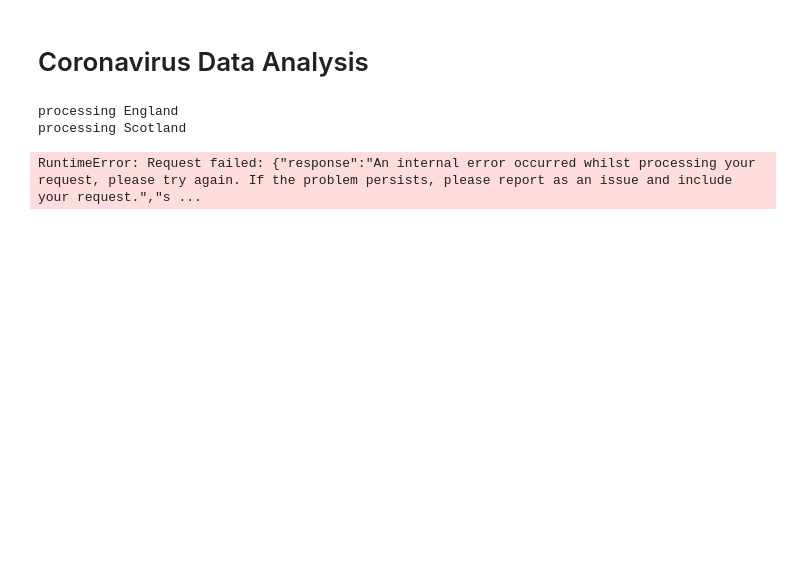
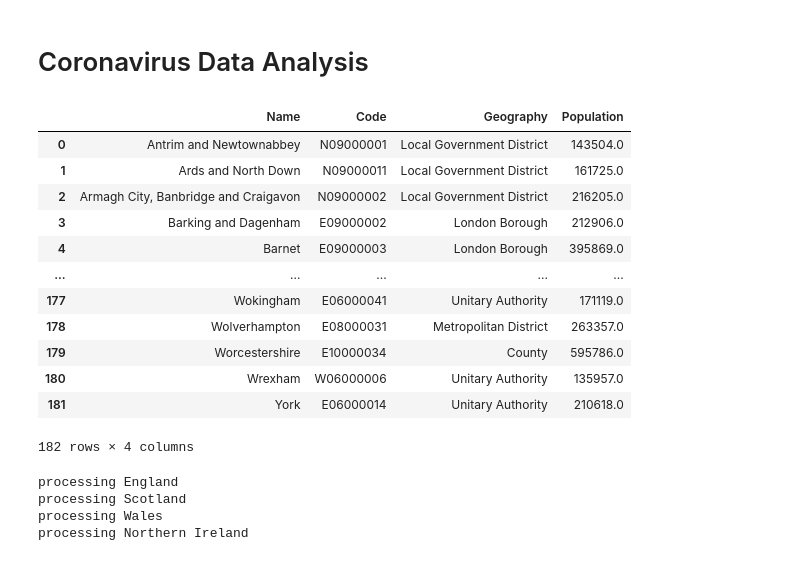
Before and after one commit to ogad/COVID-data, a Jupyter notebook: Coronavirus_Data.ipynb, the cells around one changed output. Drawn from its saved outputs; the diff is of its cells as text; code cells hidden in the pictures; blank space fills up the shorter version.

Commit message:
Remove dependence on hardcoded population and improve readability

```diff
--- a/Coronavirus_Data.ipynb
+++ b/Coronavirus_Data.ipynb
@@ -14,7 +14,25 @@ import statistics as stats
 # %%
 df_utlas = pd.read_csv('utlas.csv', names=["Name"])
 df_populations = pd.read_csv('populationestimates2020.csv', header=1)
-df_utlas = df_utlas.merge(df_populations, how='left', on="Name")
+df_populations['Population'] = df_populations['All ages'].replace(',','',regex=True).fillna(0).astype(int)
+df_populations.drop(columns='All ages', inplace=True)
+
+df_utla_populations = df_utlas.merge(df_populations, how='left', on="Name")
+df_utla_populations.rename(columns = {"Geography1":"Geography"})
+# %% [output]
+|  | Name | Code | Geography | Population |
+| 0 | Antrim and Newtownabbey | N09000001 | Local Government District | 143504.0 |
+| 1 | Ards and North Down | N09000011 | Local Government District | 161725.0 |
+| 2 | Armagh City, Banbridge and Craigavon | N09000002 | Local Government District | 216205.0 |
+| 3 | Barking and Dagenham | E09000002 | London Borough | 212906.0 |
+| 4 | Barnet | E09000003 | London Borough | 395869.0 |
+| ... | ... | ... | ... | ... |
+| 177 | Wokingham | E06000041 | Unitary Authority | 171119.0 |
+| 178 | Wolverhampton | E08000031 | Metropolitan District | 263357.0 |
+| 179 | Worcestershire | E10000034 | County | 595786.0 |
+| 180 | Wrexham | W06000006 | Unitary Authority | 135957.0 |
+| 181 | York | E06000014 | Unitary Authority | 210618.0 |
+182 rows × 4 columns
 # %%
 def rolling_average(values, over):
     result = []
@@ -44,11 +62,6 @@ def join_on_date(dfs):
     return result
 # %%
 nations = ['England', 'Scotland', 'Wales', 'Northern Ireland']
-populations = {'England':55.268E6,
-               'Scotland': 5.405E6,
-               'Wales': 3.113E6,
-               'Northern Ireland': 1.862E6}
-
 
 nation_dfs = {}
 for nation in nations:
@@ -66,7 +79,8 @@ for nation in nations:
 # %% [output]
 processing England
 processing Scotland
+processing Wales
+processing Northern Ireland
-RuntimeError: Request failed: {"response":"An internal error occurred whilst processing your request, please try again. If the problem persists, please report as an issue and include your request.","s ...
 # %%
 joined_data_nations = join_on_date(nation_dfs)
 # %%
```
Also changed, not shown: parts of 8 cells of this notebook, 2 other files.
